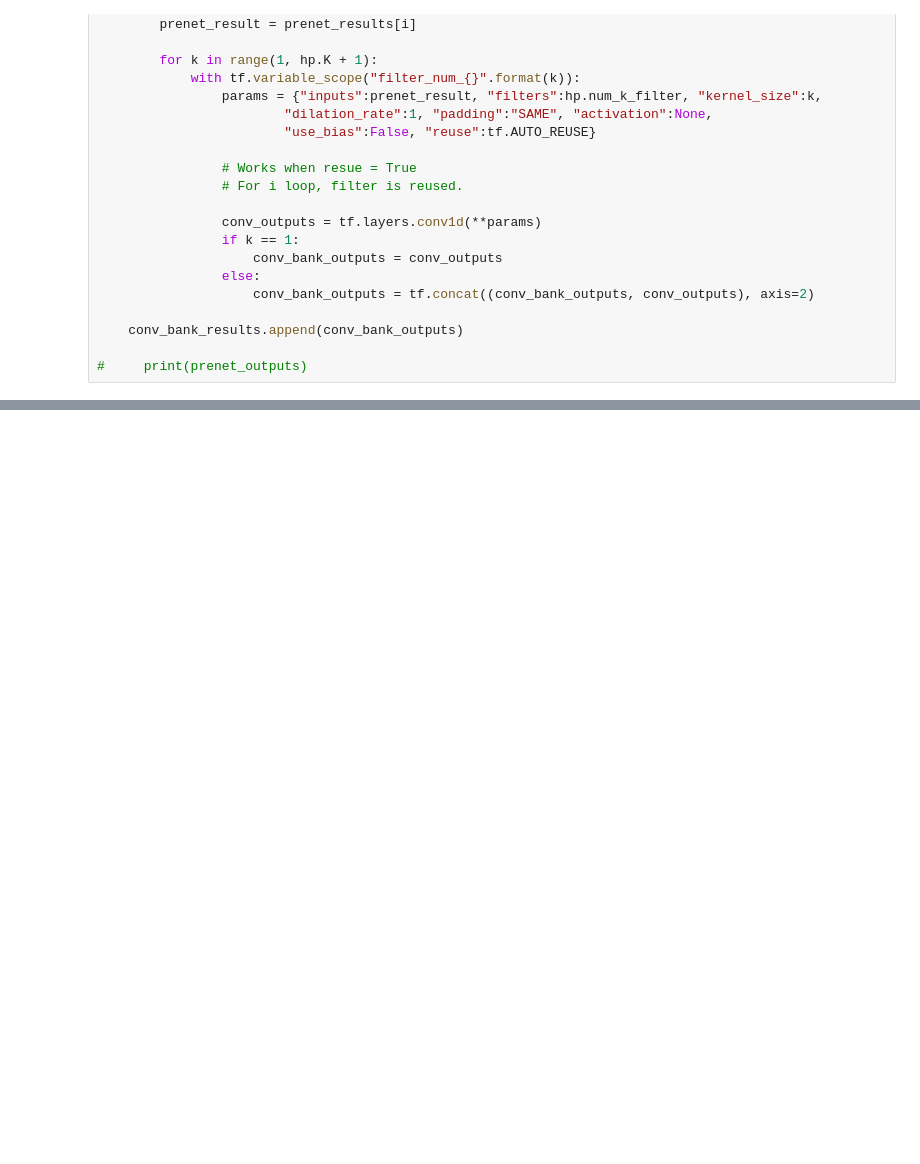
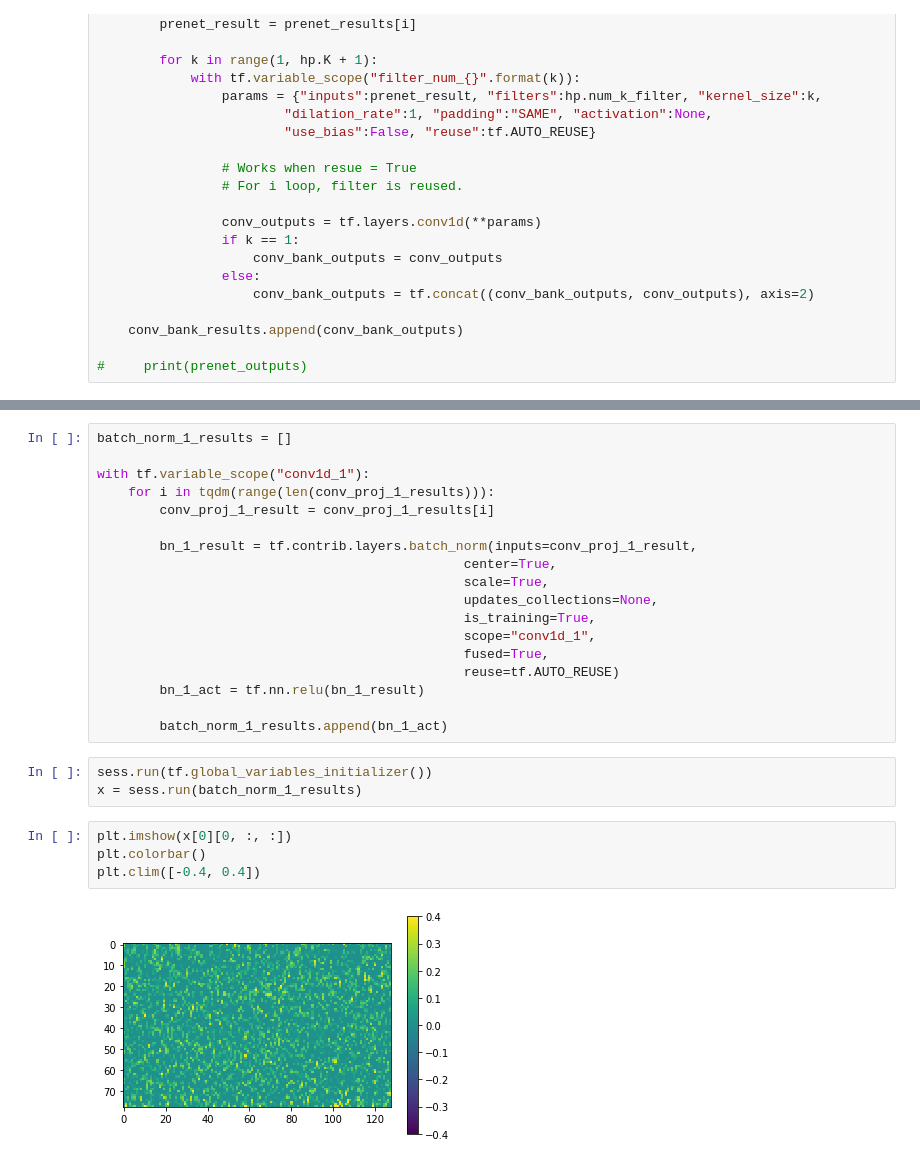
Before and after one commit to Joovvhan/tacotron-korean, a Jupyter notebook: src/main.ipynb, the cells around one changed output, grey strips where cells are left out. Drawn from its saved outputs; the diff is of its cells as text; blank space fills up the shorter version.

```diff
--- a/src/main.ipynb
+++ b/src/main.ipynb
@@ -208,0 +388,27 @@ sess.run(conv_bank_results)
+# %%
+batch_norm_1_results = []
+
+with tf.variable_scope("conv1d_1"):
+    for i in tqdm(range(len(conv_proj_1_results))):
+        conv_proj_1_result = conv_proj_1_results[i]
+
+        bn_1_result = tf.contrib.layers.batch_norm(inputs=conv_proj_1_result,
+                                               center=True,
+                                               scale=True,
+                                               updates_collections=None,
+                                               is_training=True,
+                                               scope="conv1d_1",
+                                               fused=True,
+                                               reuse=tf.AUTO_REUSE)
+        bn_1_act = tf.nn.relu(bn_1_result)
+
+        batch_norm_1_results.append(bn_1_act)
+# %%
+sess.run(tf.global_variables_initializer())
+x = sess.run(batch_norm_1_results)
+# %%
+plt.imshow(x[0][0, :, :])
+plt.colorbar()
+plt.clim([-0.4, 0.4])
+# %% [output]
+[figure, added]
```
Also changed, not shown: parts of 71 cells of this notebook, 1 other file.
